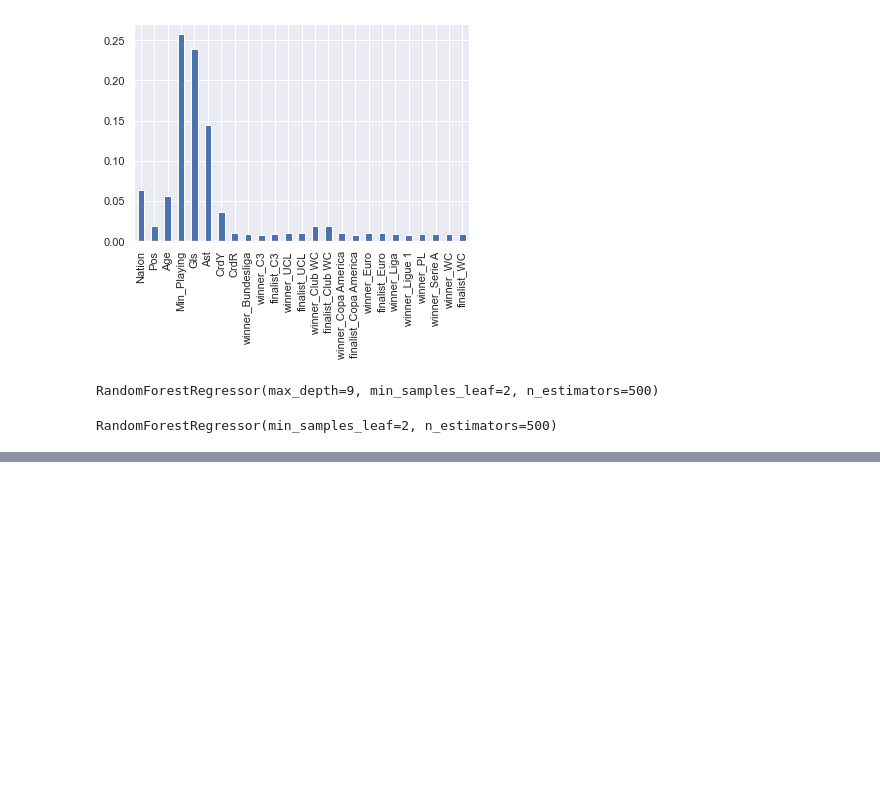
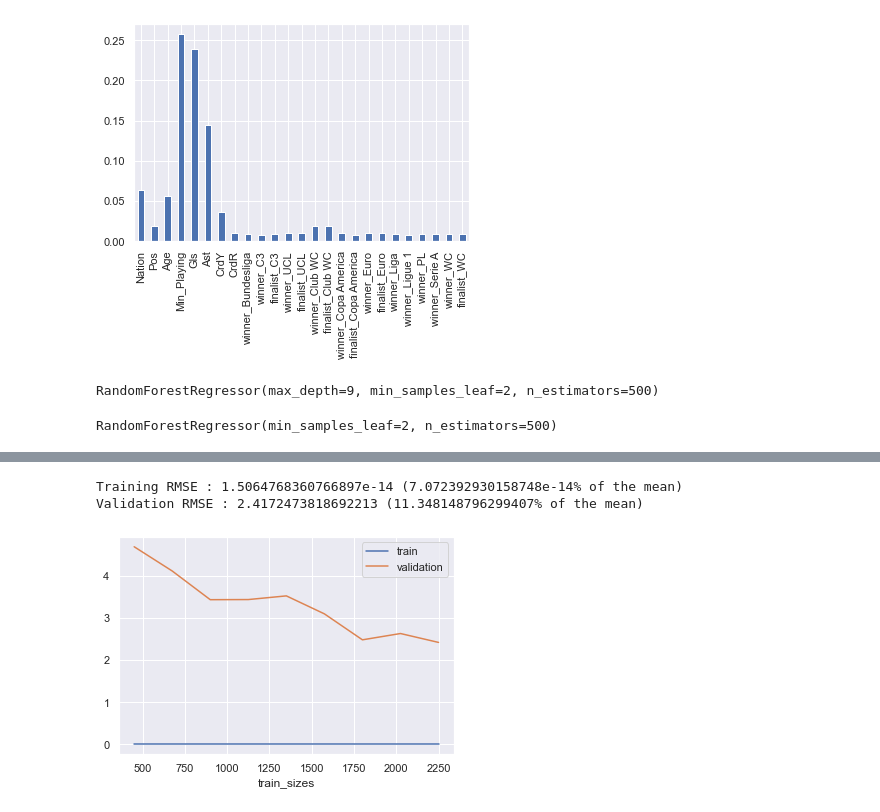
Before and after one commit to cmmm976/Ballond-OrPrediction, a Jupyter notebook: src/predict_top_3_scores.ipynb, the cells around one changed output, grey strips where cells are left out. Cells and saved outputs as stored; diff of their text form; code cells hidden in the pictures; blank space fills up the shorter version.

```diff
--- a/src/predict_top_3_scores.ipynb
+++ b/src/predict_top_3_scores.ipynb
@@ -263,0 +292,8 @@ Validation RMSE : 3.638310531266788 (17.08062219268232% of the mean)
+# %%
+from sklearn import tree
+
+print_learning_curve(tree.DecisionTreeRegressor(),X_train_augmented)
+# %% [output]
+Training RMSE : 1.5064768360766897e-14 (7.072392930158748e-14% of the mean)
+Validation RMSE : 2.4172473818692213 (11.348148796299407% of the mean)
+[figure, added]
```
Also changed, not shown: parts of 18 cells of this notebook.
